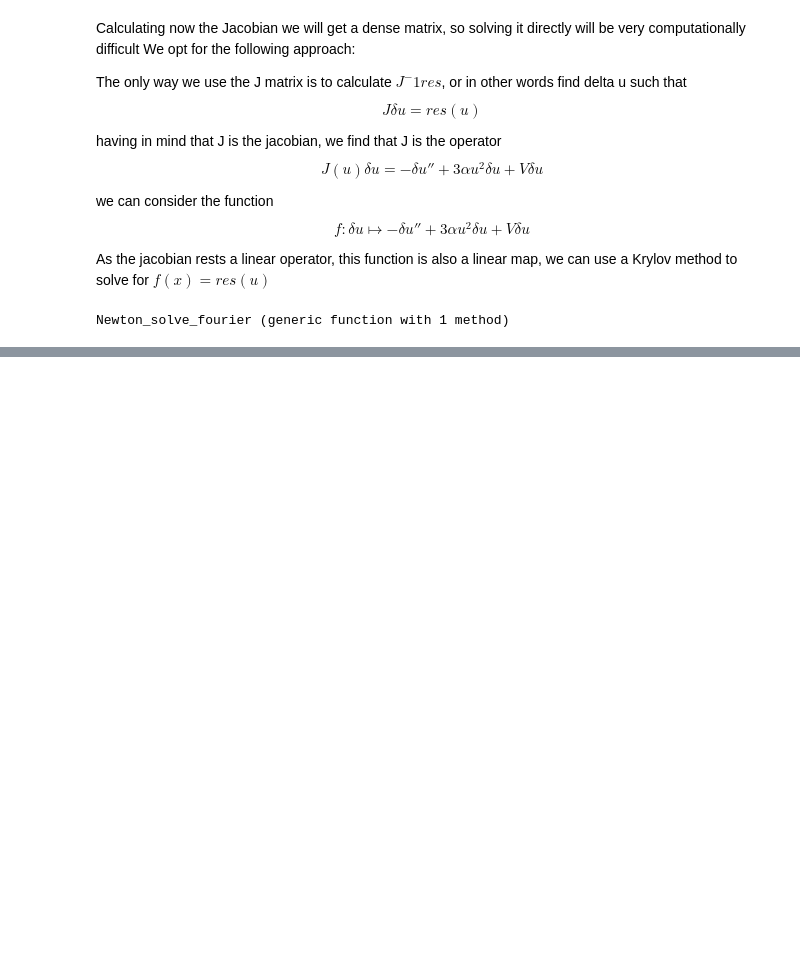
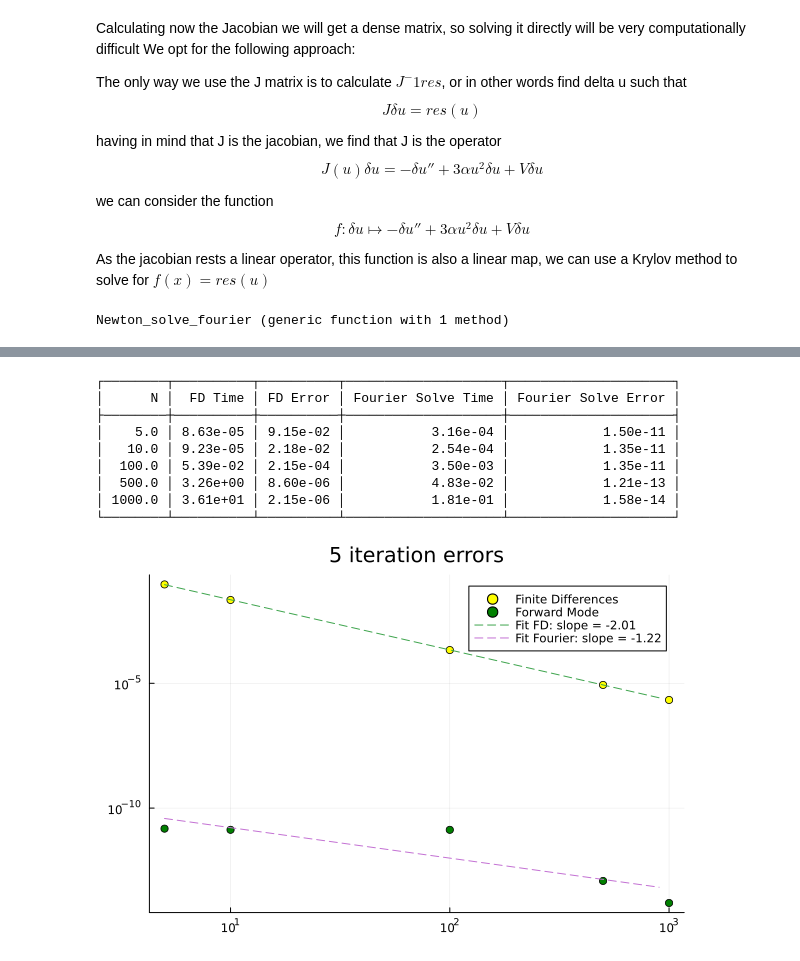
Before and after one commit to bareyan/PDE_adjoint_solver, a Jupyter notebook: playground.ipynb, the cells around one changed output, grey strips where cells are left out. Saved outputs shown, nothing was run; the diff lists cells and outputs as text; code cells hidden in the pictures; blank space fills up the shorter version.

```diff
--- a/playground.ipynb
+++ b/playground.ipynb
@@ -486,12 +469,0 @@ Discrete approx error: 0.0008542308670755463
-# %%
-xx = linspace(0, 1, N)
-u_exact = sin.(2pi .* xx)
-du2_four = diff2_fourier(u_exact, ks)
-du2_calc = diff2(N) * u_exact
-du2_exact = -4π^2 .* sin.(2π .* xx)
-
-println("Second derivative approximation error comparison")
-println("Fourier approx error: ", sum((du2_exact - du2_four).^2))
-println("Discrete approx error: ", sum((du2_exact - du2_calc).^2))
-
-ks
@@ -715 +562,49 @@ Error Fourier and CG: 7.281385116218507e-24
+# %%
+N_test = [5, 10, 100, 500, 1000]
+p_test = map(create_params, N_test)
+
+errs_5iter = zeros(length(N_test), 2)
+data_5iter = Matrix{Any}(undef, length(N_test), 5)
+
+for (i, p) in enumerate(p_test)
+    u_ref = sin.(2π .* linspace(0, 1, p.N))
+
+    t_fd  = @elapsed u_fd  = Newton_solve(p, finite_differences, 5)
+    t_four = @elapsed u_fourier = Newton_solve_fourier(create_fparams(p.N), 5)
+
+    errs_5iter[i, :] = [l2norm(u_fd - u_ref), l2norm(u_fourier - u_ref)]
+    data_5iter[i, :] = [p.N, t_fd, errs_5iter[i,1], t_four, errs_5iter[i,2]]
+end
+
+headers = ["N", "FD Time", "FD Error", "Fourier Solve Time", "Fourier Solve Error"]
+fmt = [(v, i, j) -> j > 1 ? @sprintf("%.2e", v) : v]
+
+pretty_table(data_5iter, column_labels=headers, formatters=fmt,  display_size=(-1,-1) )
+
+
+p_fit = fit(log10.(Float64.(N_test)), log10.(errs_5iter[:, 1]), 1)
+slope = coeffs(p_fit)[2]
+
+p_fit2 = fit(log10.(Float64.(N_test)), log10.(errs_5iter[:, 2]), 1)
+slope2 = coeffs(p_fit2)[2]
+
+
+N_dense = linspace(N_test[1], N_test[end], 10)
+line1 = 10 .^ p_fit.(log10.(N_dense))
+line2 = 10 .^ p_fit2.(log10.(N_dense))
+
+points = scatter(N_test, [errs_5iter[:, 1] errs_5iter[:, 2]], color = [:yellow :green :blue], label = ["Finite Differences" "Forward Mode" "Backward Mode"], xscale=:log10, yscale=:log10, title = "5 iteration errors")
+
+plot!(points, N_dense, [line line2], ls=:dash, label = ["Fit FD: slope = $(round(slope, digits=2))" "Fit Fourier: slope = $(round(slope2, digits=2))"])
+# %% [output]
+┌────────┬──────────┬──────────┬────────────────────┬─────────────────────┐
+│      N │  FD Time │ FD Error │ Fourier Solve Time │ Fourier Solve Error │
+├────────┼──────────┼──────────┼────────────────────┼─────────────────────┤
+│    5.0 │ 8.63e-05 │ 9.15e-02 │           3.16e-04 │            1.50e-11 │
+│   10.0 │ 9.23e-05 │ 2.18e-02 │           2.54e-04 │            1.35e-11 │
+│  100.0 │ 5.39e-02 │ 2.15e-04 │           3.50e-03 │            1.35e-11 │
+│  500.0 │ 3.26e+00 │ 8.60e-06 │           4.83e-02 │            1.21e-13 │
+│ 1000.0 │ 3.61e+01 │ 2.15e-06 │           1.81e-01 │            1.58e-14 │
+└────────┴──────────┴──────────┴────────────────────┴─────────────────────┘
+[figure, added]
 # %% [markdown]
```
Also changed, not shown: parts of 24 cells of this notebook, 2 other files.
